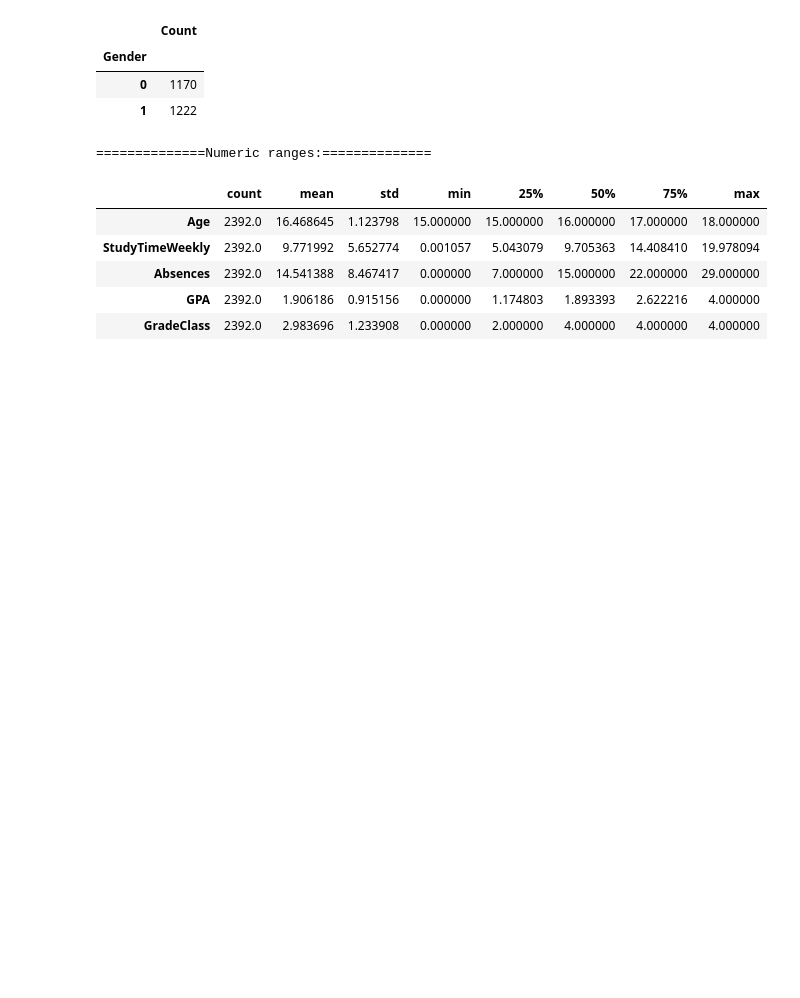
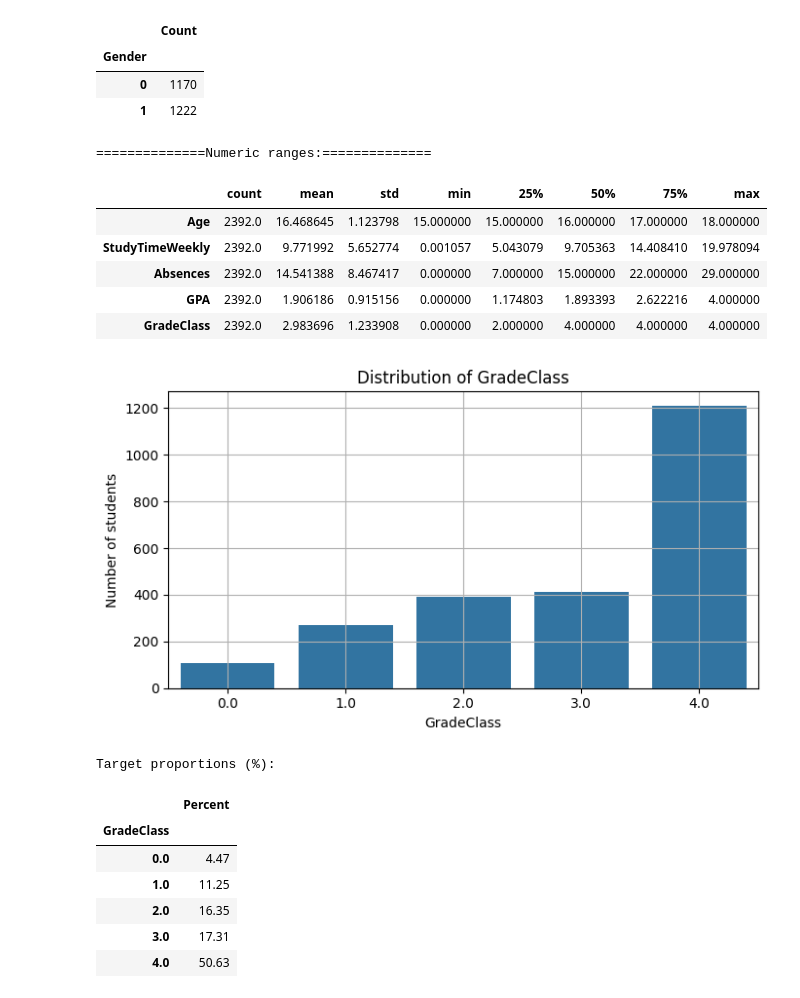
Before and after one commit to Sonu-kumar-08/YBI-INTERNSHIP, a Jupyter notebook: Student_Performance_Prediction.ipynb, the cells around one changed output. Drawn from its saved outputs; the diff is of its cells as text; code cells hidden in the pictures; blank space fills up the shorter version.

```diff
--- a/Student_Performance_Prediction.ipynb
+++ b/Student_Performance_Prediction.ipynb
@@ -150,3 +150,27 @@ display(clean_df[["Age", "StudyTimeWeekly", "Absences", "GPA", "GradeClass"]].de
 | Absences | 2392.0 | 14.541388 | 8.467417 | 0.000000 | 7.000000 | 15.000000 | 22.000000 | 29.000000 |
 | GPA | 2392.0 | 1.906186 | 0.915156 | 0.000000 | 1.174803 | 1.893393 | 2.622216 | 4.000000 |
 | GradeClass | 2392.0 | 2.983696 | 1.233908 | 0.000000 | 2.000000 | 4.000000 | 4.000000 | 4.000000 |
+# %%
+import matplotlib.pyplot as plt
+plt.figure(figsize=(7, 4))
+sns.countplot(data=clean_df, x="GradeClass")
+plt.title("Distribution of GradeClass")
+plt.xlabel("GradeClass")
+plt.ylabel("Number of students")
+plt.tight_layout()
+plt.grid()
+plt.show()
+
+print("Target proportions (%):")
+display((clean_df["GradeClass"].value_counts(normalize=True).sort_index() * 100)
+        .round(2).to_frame("Percent"))
+# %% [output]
+[figure, added]
+Target proportions (%):
+|  | Percent |
+| GradeClass |  |
+| 0.0 | 4.47 |
+| 1.0 | 11.25 |
+| 2.0 | 16.35 |
+| 3.0 | 17.31 |
+| 4.0 | 50.63 |
```
